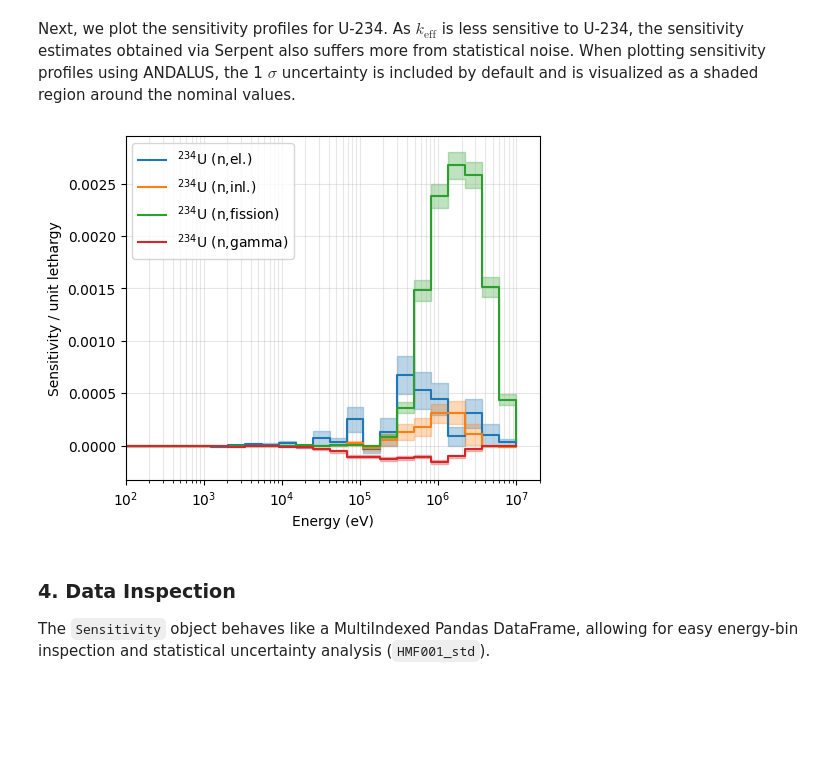
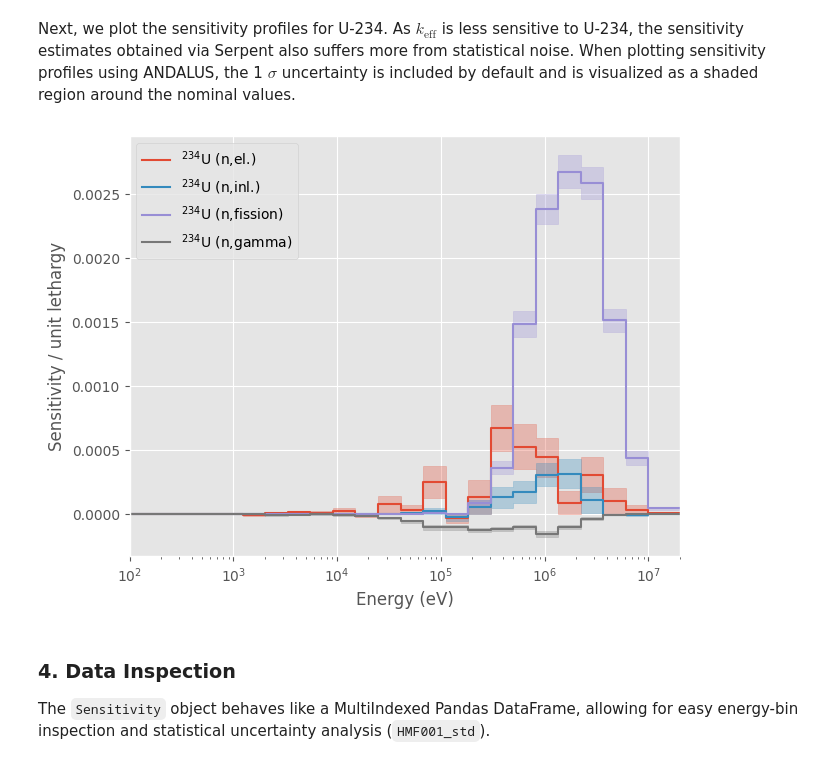
Before and after one commit to daan1392/andalus, a Jupyter notebook: examples/plot_serpent_sensitivity.ipynb, the cells around one changed output. Cells and saved outputs as stored; diff of their text form; code cells hidden in the pictures; blank space fills up the shorter version.

```diff
--- a/examples/plot_serpent_sensitivity.ipynb
+++ b/examples/plot_serpent_sensitivity.ipynb
@@ -7,6 +7,7 @@ This example demonstrates how to use the `andalus` package to process and visual
 First, we import `matplotlib` for figure customization and the `andalus` core package.
 # %%
 import matplotlib.pyplot as plt
+plt.style.use('ggplot')
 
 import andalus
 # %% [markdown]
@@ -35,7 +36,7 @@ We can now plot the sensitivity profiles for specific isotopes. Below, we focus
 zais = [922350]  # U-235
 perts = [18, 102]  # Fission and Capture
 
-fig, ax = plt.subplots(figsize=(5, 4), layout="constrained")
+fig, ax = plt.subplots(layout="constrained")
 
 for zai in zais:
     for pert in perts:
@@ -51,22 +52,24 @@ plt.show()
 # %% [markdown]
 Next, we plot the sensitivity profiles for U-234. As $k_{\text{eff}}$ is less sensitive to U-234, the sensitivity estimates obtained via Serpent also suffers more from statistical noise. When plotting sensitivity profiles using ANDALUS, the 1 $\sigma$ uncertainty is included by default and is visualized as a shaded region around the nominal values.
 # %%
-zais = [922340]  # U-235
+zais = [922340]  # U-234
 perts = [2, 4, 18, 102]  # Fission and Capture
 
-fig, ax = plt.subplots(figsize=(5, 4), layout="constrained")
+fig, ax = plt.subplots(layout="constrained")
 
 for zai in zais:
     for pert in perts:
         hmf001.plot_sensitivity(zais=[zai], perts=[pert], ax=ax)
 
 ax.set(
     xlim=(1e2, 2e7),
 )
 
+ax.legend()
+
 plt.show()
 # %% [output]
-[figure, old version]
+[figure, new version]
 # %% [markdown]
 ### 4. Data Inspection
 The `Sensitivity` object behaves like a MultiIndexed Pandas DataFrame, allowing for easy energy-bin inspection and statistical uncertainty analysis (`HMF001_std`).
```
Also changed, not shown: parts of 2 cells of this notebook, 7 other files.
